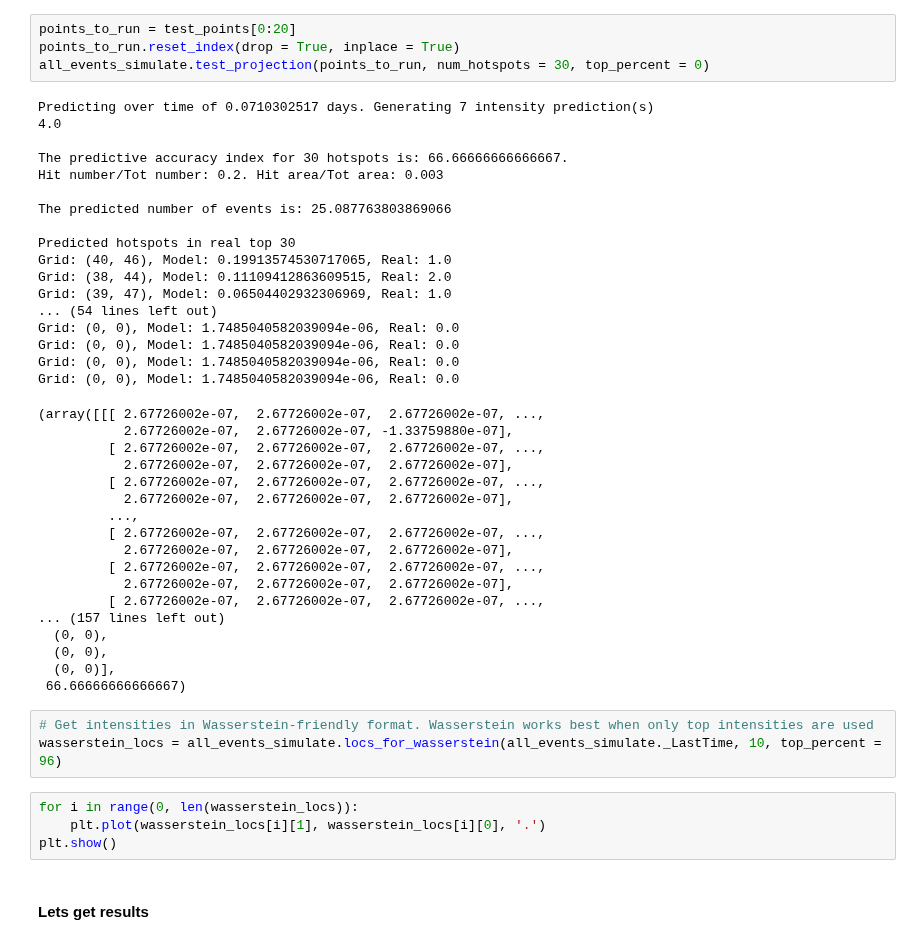
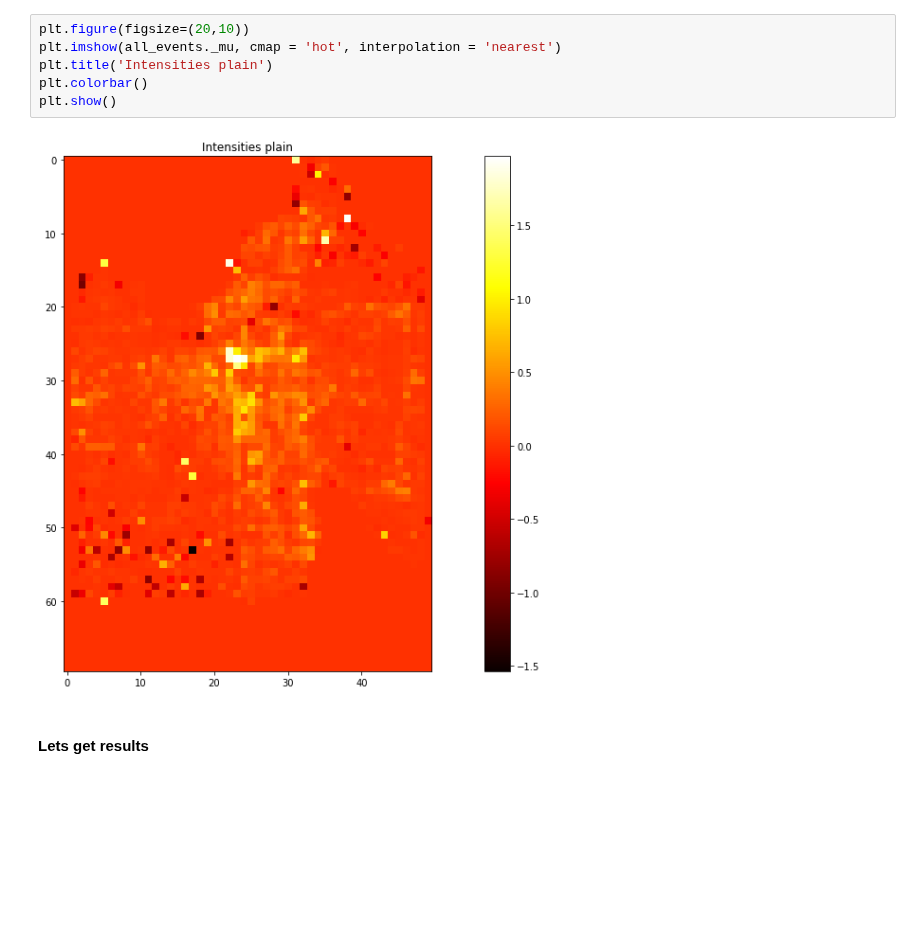
Before and after one commit to rjhosler/IUPUI-REU, a Jupyter notebook: Point Process Training w Class.ipynb, the cells around one changed output. Saved outputs shown, nothing was run; the diff lists cells and outputs as text; blank space fills up the shorter version.

```diff
--- a/Point Process Training w Class.ipynb
+++ b/Point Process Training w Class.ipynb
@@ -194,49 +111,11 @@ Timestamp('2016-09-30 21:01:17')
-# %%
-points_to_run = test_points[0:20]
-points_to_run.reset_index(drop = True, inplace = True)
-all_events_simulate.test_projection(points_to_run, num_hotspots = 30, top_percent = 0)
-# %% [output]
-Predicting over time of 0.0710302517 days. Generating 7 intensity prediction(s)
-4.0
-
-The predictive accuracy index for 30 hotspots is: 66.66666666666667.
-Hit number/Tot number: 0.2. Hit area/Tot area: 0.003
-
-The predicted number of events is: 25.087763803869066
-
-Predicted hotspots in real top 30
-Grid: (40, 46), Model: 0.19913574530717065, Real: 1.0
-Grid: (38, 44), Model: 0.11109412863609515, Real: 2.0
-Grid: (39, 47), Model: 0.06504402932306969, Real: 1.0
-... (54 lines left out)
-Grid: (0, 0), Model: 1.7485040582039094e-06, Real: 0.0
-Grid: (0, 0), Model: 1.7485040582039094e-06, Real: 0.0
-Grid: (0, 0), Model: 1.7485040582039094e-06, Real: 0.0
-Grid: (0, 0), Model: 1.7485040582039094e-06, Real: 0.0
-(array([[[ 2.67726002e-07,  2.67726002e-07,  2.67726002e-07, ...,
-           2.67726002e-07,  2.67726002e-07, -1.33759880e-07],
-         [ 2.67726002e-07,  2.67726002e-07,  2.67726002e-07, ...,
-           2.67726002e-07,  2.67726002e-07,  2.67726002e-07],
-         [ 2.67726002e-07,  2.67726002e-07,  2.67726002e-07, ...,
-           2.67726002e-07,  2.67726002e-07,  2.67726002e-07],
-         ...,
-         [ 2.67726002e-07,  2.67726002e-07,  2.67726002e-07, ...,
-           2.67726002e-07,  2.67726002e-07,  2.67726002e-07],
-         [ 2.67726002e-07,  2.67726002e-07,  2.67726002e-07, ...,
-           2.67726002e-07,  2.67726002e-07,  2.67726002e-07],
-         [ 2.67726002e-07,  2.67726002e-07,  2.67726002e-07, ...,
-... (157 lines left out)
-  (0, 0),
-  (0, 0),
-  (0, 0)],
- 66.66666666666667)
-# %%
-# Get intensities in Wasserstein-friendly format. Wasserstein works best when only top intensities are used
-wasserstein_locs = all_events_simulate.locs_for_wasserstein(all_events_simulate._LastTime, 10, top_percent = 96)
-# %%
-for i in range(0, len(wasserstein_locs)):
-    plt.plot(wasserstein_locs[i][1], wasserstein_locs[i][0], '.')
-plt.show()
+# %%
+plt.figure(figsize=(20,10))
+plt.imshow(all_events._mu, cmap = 'hot', interpolation = 'nearest')
+plt.title('Intensities plain')
+plt.colorbar()
+plt.show()
+# %% [output]
+[figure, added]
 # %% [markdown]
 #### Lets get results
 # %%
```
Also changed, not shown: parts of 54 cells of this notebook.
